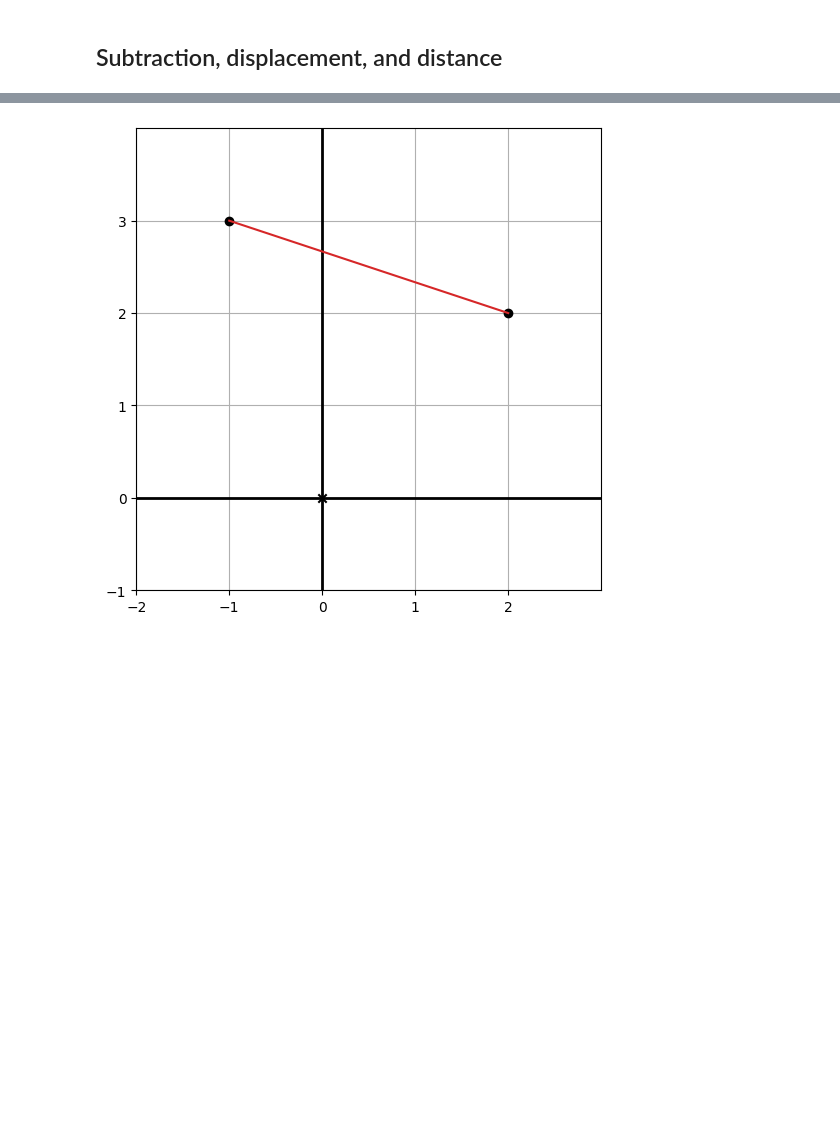
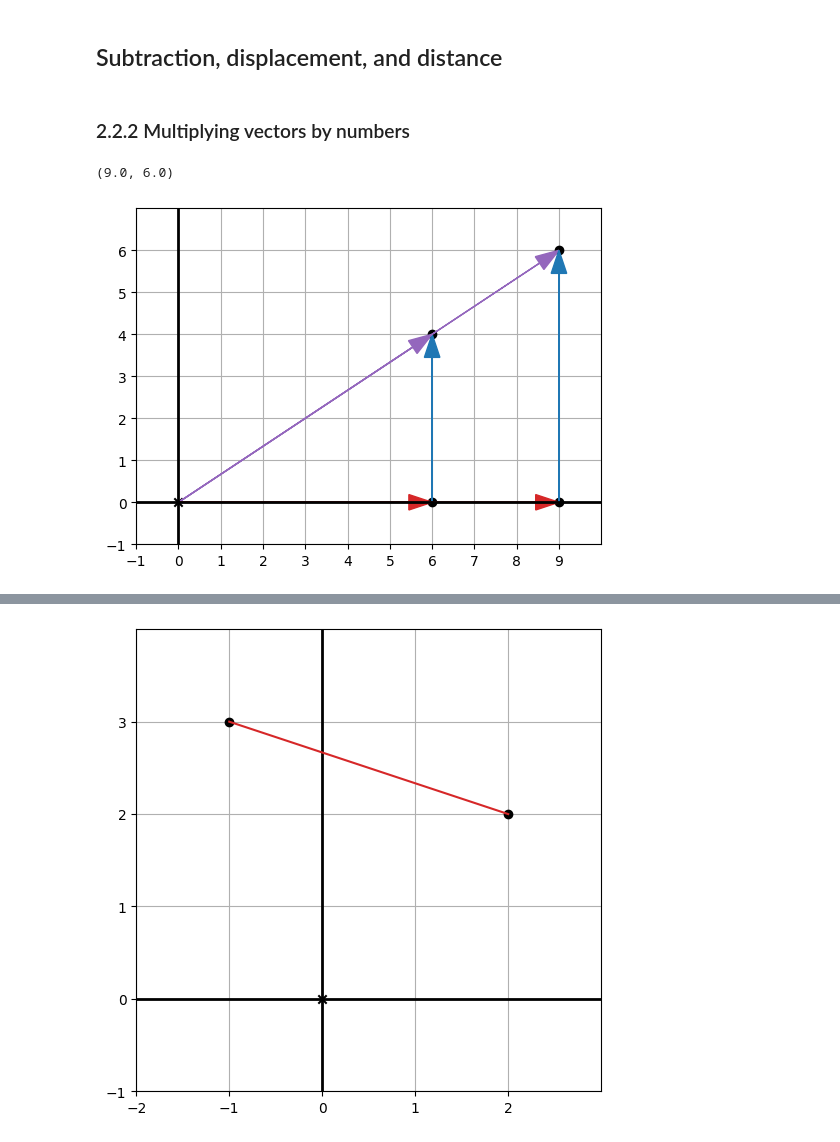
Before and after one commit to btgrant-76/Math-for-Programmers, a Jupyter notebook: Chapter 02/Chapter 02 Walkthrough.ipynb, the cells around one changed output, grey strips where cells are left out. Cells and saved outputs as stored; diff of their text form; code cells hidden in the pictures; blank space fills up the shorter version.

```diff
--- a/Chapter 02/Chapter 02 Walkthrough.ipynb
+++ b/Chapter 02/Chapter 02 Walkthrough.ipynb
@@ -103,3 +105,34 @@ print(length(vec_b))
 7.615773105863909
 # %% [markdown]
 ## Subtraction, displacement, and distance
+# %% [markdown]
+### 2.2.2 Multiplying vectors by numbers
+# %%
+def multiply(v, factor):
+    return (v[0] * factor, v[1] * factor)
+
+multiply((6, 4), 1.5)
+# %% [output]
+(9.0, 6.0)
+# %%
+# TODO maybe there's a way to generalize this into a function
+vec = (6, 4)
+x_comp = (vec[0], 0)
+
+factor = 1.5
+# each component is multiplied by the same factor
+product = multiply(vec, factor)
+product_x_comp = multiply(x_comp, factor)
+
+arrows = [
+    Arrow(vec, color=purple), Arrow(x_comp, color=red), Arrow(tip=vec, tail=x_comp, color=blue),
+
+    Arrow(product, color=purple), Arrow(product_x_comp, color=red), Arrow(tip=product, tail=product_x_comp, color=blue)
+]
+
+draw(
+    Points(vec, x_comp, product, product_x_comp),
+    *arrows
+)
+# %% [output]
+[figure, added]
```
Also changed, not shown: parts of 6 cells of this notebook, 1 other file.
